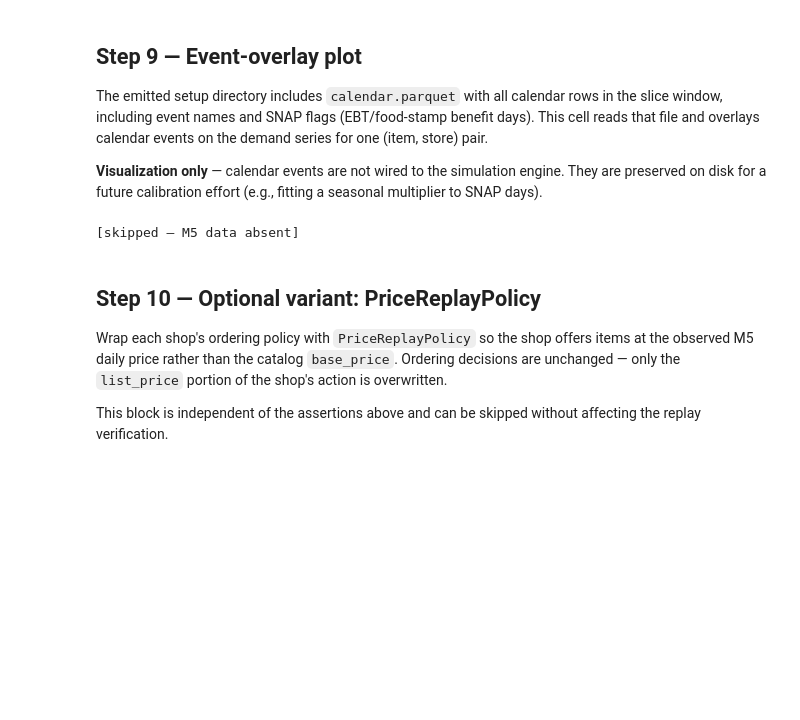
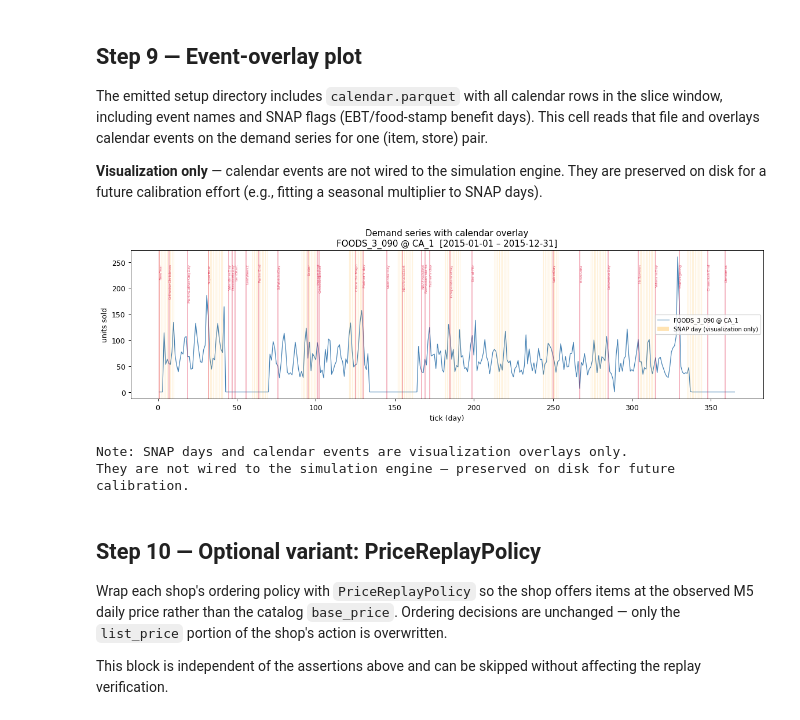
Before and after one commit to mjordanic/supply_chain_simulator, a Jupyter notebook: notebooks/m5_replay_example.ipynb, the cells around one changed output. Drawn from its saved outputs; the diff is of its cells as text; code cells hidden in the pictures; blank space fills up the shorter version.

```diff
--- a/notebooks/m5_replay_example.ipynb
+++ b/notebooks/m5_replay_example.ipynb
@@ -359,9 +410,12 @@ if not M5_AVAILABLE:
 else:
     from src.sim.policy import OrderUpToPolicy
 
-    # Policy hyperparams — declared as scenario knobs.
-    COVER_HORIZON_TICKS    = 14   # order enough to cover 14 days of demand
-    SAFETY_LEAD_PCT_OF_LAG = 1/3  # safety stock = 1/3 of lead time × rate
+    # Policy hyperparams — declared as scenario knobs.  Deliberately
+    # conservative: real M5 demand is spiky, so we hold a generous safety
+    # margin to make stockouts unlikely (at the cost of higher holding stock).
+    COVER_HORIZON_TICKS    = 21   # order enough to cover 21 days of demand
+    SAFETY_LEAD_PCT_OF_LAG = 1.0  # safety stock = full lead time × rate
+    STOCKOUT_SAFETY_BONUS  = 1.0  # extend safety by another lead time after a stockout
 
     for ni in full_scenario.nodes:
         node = ni.node
@@ -371,6 +425,7 @@ else:
                 policy_seed=pseed,
                 cover_horizon_ticks=COVER_HORIZON_TICKS,
                 safety_lead_pct_of_lag=SAFETY_LEAD_PCT_OF_LAG,
+                stockout_safety_bonus_pct_of_lag=STOCKOUT_SAFETY_BONUS,
             )
 
     attached = [ni.node.id for ni in full_scenario.nodes if ni.policy is not None]
@@ -403,7 +461,8 @@ else:
     # ── Assertion 1: exact replay ─────────────────────────────────────────────
     # For each replay sink, the per-tick demand logged in the run log must match
     # the series value for that tick.
-    # We read demand from node_orders: qty the sink requested == series[tick-1].
+    # Sink demand lives in the ``node_flows`` rows (ADR 0019) — ``node_orders``
+    # only covers intermediate buyers and never contains sinks.
 
     from src.sim.replay_demand_sink import ReplayDemandSinkNode
 
@@ -416,11 +475,14 @@ else:
 
     replay_mismatches = []
     for tick_data in run_log["ticks"]:
-        tick   = tick_data["tick"]          # 1-based
-        orders = tick_data.get("node_orders", {})
+        tick = tick_data["tick"]           # 1-based
+        flow_demand = {
+            (f["node_id"], f["pid"]): f["demand"]
+            for f in tick_data["node_flows"]
+        }
         for sink_id, (pid, series) in sink_map.items():
-            expected = series[tick - 1]     # 0-indexed series
-            actual   = orders.get(sink_id, {}).get(pid, 0)
+            expected = series[tick - 1]    # 0-indexed series
+            actual   = flow_demand.get((sink_id, pid), 0)
             if actual != expected:
                 replay_mismatches.append({
                     "tick": tick, "sink_id": sink_id, "pid": pid,
@@ -568,7 +646,6 @@ else:
         cal_df = pd.read_parquet(cal_path)
         cal_df["date"] = pd.to_datetime(cal_df["date"])
 
-        import pandas as pd
         start_ts = pd.Timestamp(START_DATE)
         cal_df["tick"] = (cal_df["date"] - start_ts).dt.days + 1
 
@@ -580,42 +657,49 @@ else:
                 color="steelblue", lw=1,
                 label=f"{OVERLAY_ITEM} @ {OVERLAY_STORE}")
 
+        legend_extra = []
+
         # Shade SNAP days (EBT benefit days for this state).
         snap_col = f"snap_{OVERLAY_STORE[:2]}"   # e.g. "snap_CA"
         if snap_col in cal_df.columns:
             snap_ticks = cal_df[cal_df[snap_col] == "1"]["tick"].values
             for st in snap_ticks:
                 ax.axvline(x=st, color="orange", alpha=0.15, lw=1)
             from matplotlib.patches import Patch
-            ax.add_patch(Patch(facecolor="orange", alpha=0.3, label="SNAP day (visualization only)"))
+            legend_extra.append(
+                Patch(facecolor="orange", alpha=0.3, label="SNAP day (visualization only)")
+            )
 
         # Mark named calendar events (holidays, sporting events, etc.).
         event_col = "event_name_1" if "event_name_1" in cal_df.columns else None
         if event_col:
             events = cal_df[cal_df[event_col].notna() & (cal_df[event_col] != "")]
             for _, ev_row in events.iterrows():
                 tick_val = ev_row["tick"]
                 ev_name  = ev_row[event_col]
                 ax.axvline(x=tick_val, color="crimson", alpha=0.4, lw=1.2)
                 ax.text(tick_val, y_max * 0.95, ev_name,
                         rotation=90, fontsize=5, color="crimson", va="top", alpha=0.7)
 
         ax.set_title(
             f"Demand series with calendar overlay\n"
             f"{OVERLAY_ITEM} @ {OVERLAY_STORE}  [{START_DATE} – {END_DATE}]"
         )
         ax.set_xlabel("tick (day)")
         ax.set_ylabel("units sold")
-        ax.legend(fontsize=8)
+        handles, _ = ax.get_legend_handles_labels()
+        ax.legend(handles=handles + legend_extra, fontsize=8)
         plt.tight_layout()
         plt.show()
 
         print(
             "Note: SNAP days and calendar events are visualization overlays only.\n"
             "They are not wired to the simulation engine — preserved on disk for future calibration."
         )
 # %% [output]
+[figure, added]
-[skipped — M5 data absent]
+Note: SNAP days and calendar events are visualization overlays only.
+They are not wired to the simulation engine — preserved on disk for future calibration.
 # %% [markdown]
 ## Step 10 — Optional variant: PriceReplayPolicy
 
```
Also changed, not shown: parts of 19 cells of this notebook, 8 other files.
